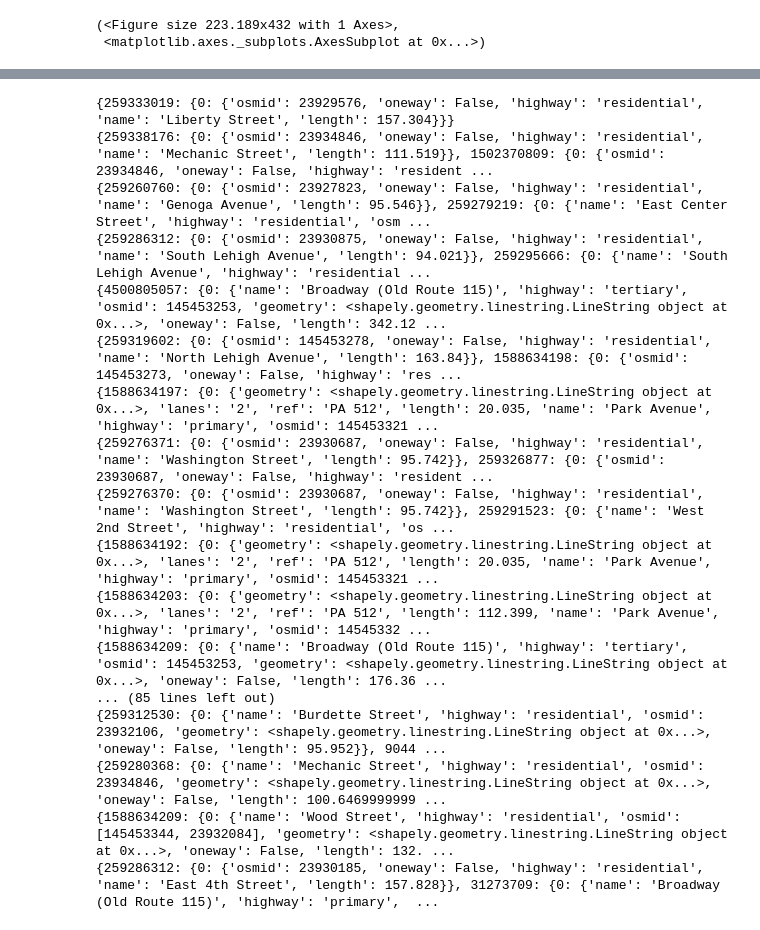
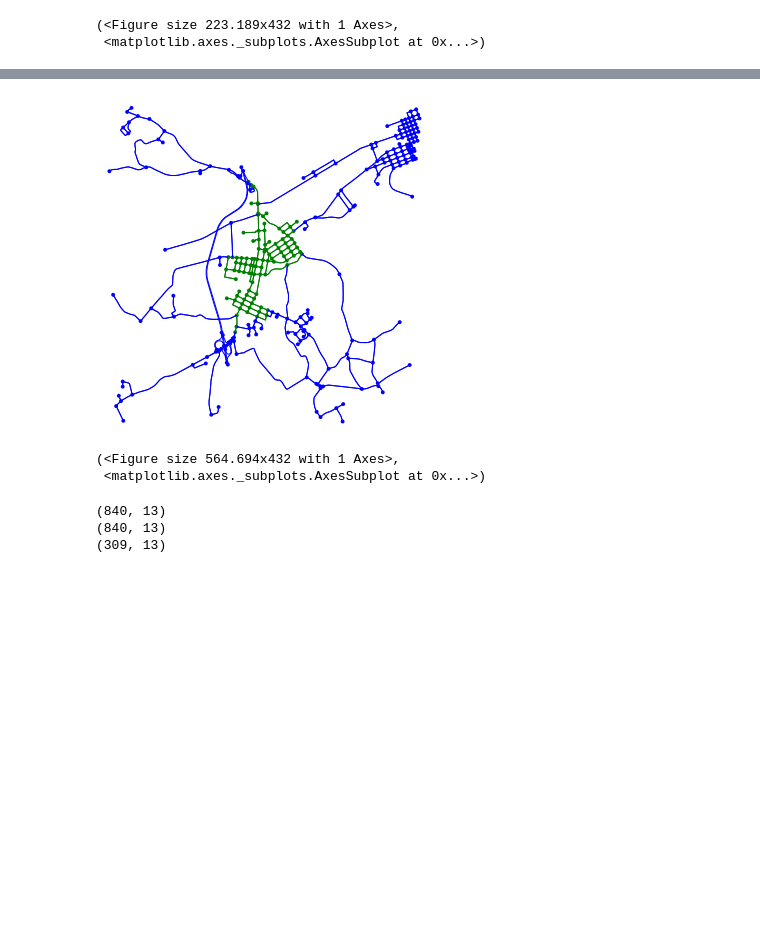
Before and after one commit to spring-epfl/pots, a Jupyter notebook: notebooks/maps.ipynb, the cells around one changed output, grey strips where cells are left out. Cells and saved outputs as stored; diff of their text form; code cells hidden in the pictures; blank space fills up the shorter version.

```diff
--- a/notebooks/maps.ipynb
+++ b/notebooks/maps.ipynb
@@ -53,22 +14,42 @@ Exception: Nominatim geocoder returned no results for query "['West 1st Street',
-# %%
-
-for node in town.nodes():
-    print(town[node])
-# %% [output]
-{259333019: {0: {'osmid': 23929576, 'oneway': False, 'highway': 'residential', 'name': 'Liberty Street', 'length': 157.304}}}
-{259338176: {0: {'osmid': 23934846, 'oneway': False, 'highway': 'residential', 'name': 'Mechanic Street', 'length': 111.519}}, 1502370809: {0: {'osmid': 23934846, 'oneway': False, 'highway': 'resident ...
-{259260760: {0: {'osmid': 23927823, 'oneway': False, 'highway': 'residential', 'name': 'Genoga Avenue', 'length': 95.546}}, 259279219: {0: {'name': 'East Center Street', 'highway': 'residential', 'osm ...
-{259286312: {0: {'osmid': 23930875, 'oneway': False, 'highway': 'residential', 'name': 'South Lehigh Avenue', 'length': 94.021}}, 259295666: {0: {'name': 'South Lehigh Avenue', 'highway': 'residential ...
-{4500805057: {0: {'name': 'Broadway (Old Route 115)', 'highway': 'tertiary', 'osmid': 145453253, 'geometry': <shapely.geometry.linestring.LineString object at 0x...>, 'oneway': False, 'length': 342.12 ...
-{259319602: {0: {'osmid': 145453278, 'oneway': False, 'highway': 'residential', 'name': 'North Lehigh Avenue', 'length': 163.84}}, 1588634198: {0: {'osmid': 145453273, 'oneway': False, 'highway': 'res ...
-{1588634197: {0: {'geometry': <shapely.geometry.linestring.LineString object at 0x...>, 'lanes': '2', 'ref': 'PA 512', 'length': 20.035, 'name': 'Park Avenue', 'highway': 'primary', 'osmid': 145453321 ...
-{259276371: {0: {'osmid': 23930687, 'oneway': False, 'highway': 'residential', 'name': 'Washington Street', 'length': 95.742}}, 259326877: {0: {'osmid': 23930687, 'oneway': False, 'highway': 'resident ...
-{259276370: {0: {'osmid': 23930687, 'oneway': False, 'highway': 'residential', 'name': 'Washington Street', 'length': 95.742}}, 259291523: {0: {'name': 'West 2nd Street', 'highway': 'residential', 'os ...
-{1588634192: {0: {'geometry': <shapely.geometry.linestring.LineString object at 0x...>, 'lanes': '2', 'ref': 'PA 512', 'length': 20.035, 'name': 'Park Avenue', 'highway': 'primary', 'osmid': 145453321 ...
-{1588634203: {0: {'geometry': <shapely.geometry.linestring.LineString object at 0x...>, 'lanes': '2', 'ref': 'PA 512', 'length': 112.399, 'name': 'Park Avenue', 'highway': 'primary', 'osmid': 14545332 ...
-{1588634209: {0: {'name': 'Broadway (Old Route 115)', 'highway': 'tertiary', 'osmid': 145453253, 'geometry': <shapely.geometry.linestring.LineString object at 0x...>, 'oneway': False, 'length': 176.36 ...
-... (85 lines left out)
-{259312530: {0: {'name': 'Burdette Street', 'highway': 'residential', 'osmid': 23932106, 'geometry': <shapely.geometry.linestring.LineString object at 0x...>, 'oneway': False, 'length': 95.952}}, 9044 ...
-{259280368: {0: {'name': 'Mechanic Street', 'highway': 'residential', 'osmid': 23934846, 'geometry': <shapely.geometry.linestring.LineString object at 0x...>, 'oneway': False, 'length': 100.6469999999 ...
-{1588634209: {0: {'name': 'Wood Street', 'highway': 'residential', 'osmid': [145453344, 23932084], 'geometry': <shapely.geometry.linestring.LineString object at 0x...>, 'oneway': False, 'length': 132. ...
-{259286312: {0: {'osmid': 23930185, 'oneway': False, 'highway': 'residential', 'name': 'East 4th Street', 'length': 157.828}}, 31273709: {0: {'name': 'Broadway (Old Route 115)', 'highway': 'primary',  ...
+# %%
+# we want more than the town though, because we care about cutting it off from the outside, so we need to know about
+# the outside. For now, let's get everything within 10km of the center of town
+
+G = None
+town_nodes = ox.graph_to_gdfs(town, edges=False)
+town_nodes['in_town'] = 1
+
+# create gdf of the graph edges
+gdf_edges = ox.graph_to_gdfs(town, nodes=False, fill_edge_geometry=True)
+# get graph centroid
+x, y = gdf_edges.unary_union.centroid.xy
+graph_centroid = (y[0], x[0])
+G = ox.graph_from_point(graph_centroid, distance=3000,  network_type='drive')
+# %%
+nc = ['g' if node in town else 'b' for node in G.nodes()]
+ec = ['g' if e in town.edges() else 'b' for e in G.edges()]
+ox.plot_graph(G, node_color=nc, edge_color=ec)
+# green is the town
+# %% [output]
+[figure, added]
+(<Figure size 564.694x432 with 1 Axes>,
+ <matplotlib.axes._subplots.AxesSubplot at 0x...>)
+# %%
+# so now that we have the graph, let's see how to cut it off
+# Task 1: isolate the town!
+# psudo code:
+# for every node in the town
+    # if it has an edge to something outside the town:
+        # color that edge red!
+
+# we're working with dataframes though, so we're not gonna use loops here and leverage the data structure instead
+nodes, edges = ox.graph_to_gdfs(G)
+
+tn = set(town_nodes['osmid'])
+us = set(list(edges['u']))
+print(edges.shape)
+block = edges[edges["u"].isin(tn)]
+# %% [output]
+(840, 13)
+(840, 13)
+(309, 13)
```
Also changed, not shown: parts of 4 cells of this notebook.
